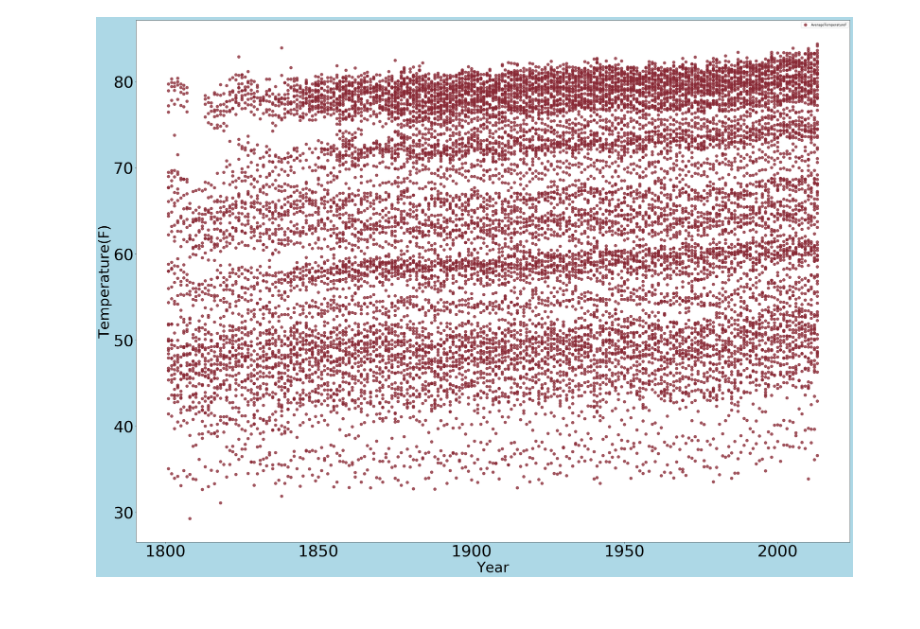
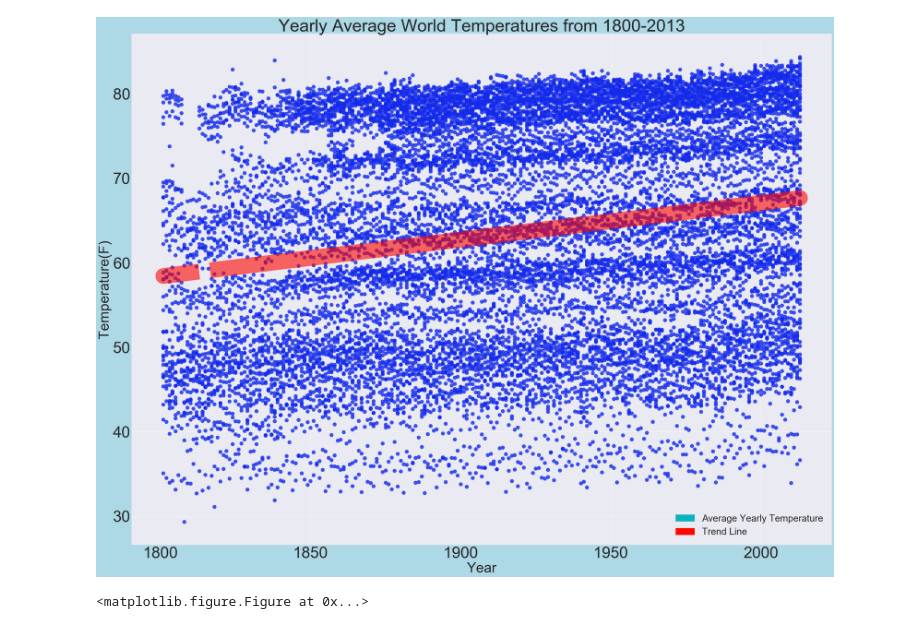
Before and after one commit to abimvas/project-three, a Jupyter notebook: FinalProjgraphs.ipynb, the cells around one changed output. Saved outputs shown, nothing was run; the diff lists cells and outputs as text; code cells hidden in the pictures.

Commit message:
more graphs

```diff
--- a/FinalProjgraphs.ipynb
+++ b/FinalProjgraphs.ipynb
@@ -19,19 +25,42 @@ yearavg = df[year_mask].groupby(['Country', 'year'],as_index=False)['AverageTemp
 # %%
 plt.figure(num=None, figsize=(40,30),facecolor='lightblue',edgecolor='black')
 
 plt.xticks(size=50)
 
 plt.xlabel('Year', size=45)
 
 plt.ylabel('Temperature(F)', size=45)
 
 plt.yticks(size=50)
 
-plt.scatter(yearavg['year'], yearavg['AverageTemperatureF'], color='#892935', s=80, alpha=.8)
+plt.scatter(yearavg['year'], yearavg['AverageTemperatureF'], color='#132AEB', s=130, alpha=.8)
 
-plt.legend();
+#trend_line
+
+z = np.polyfit(yearavg['year'], yearavg['AverageTemperatureF'], 1)
+
+p = np.poly1d(z)
+
+plt.plot(yearavg['year'],p(yearavg['year']),"r--",color='#FF0800',linewidth=50,alpha=.6)
+
+#legend
+
+blue_patch = mpatches.Patch(color='#09B3BE', label='Average Yearly Temperature')
+
+red_patch = mpatches.Patch(color='#FF0800', label='Trend Line')
+
+plt.legend(handles=[blue_patch,red_patch], prop={'size': 30})
+
+red_patch = mpatches.Patch(color='#FF0800', label='Trend Line')
+
+plt.title('Yearly Average World Temperatures from 1800-2013', size=55)
+
+plt.show()
+
+plt.savefig('allddata.png')
 # %% [output]
-[figure, old version]
+[figure, new version]
+<matplotlib.figure.Figure at 0x...>
 # %%
 sns.set_style('darkgrid')
 
```
Also changed, not shown: parts of 3 cells of this notebook, 3 other files.
